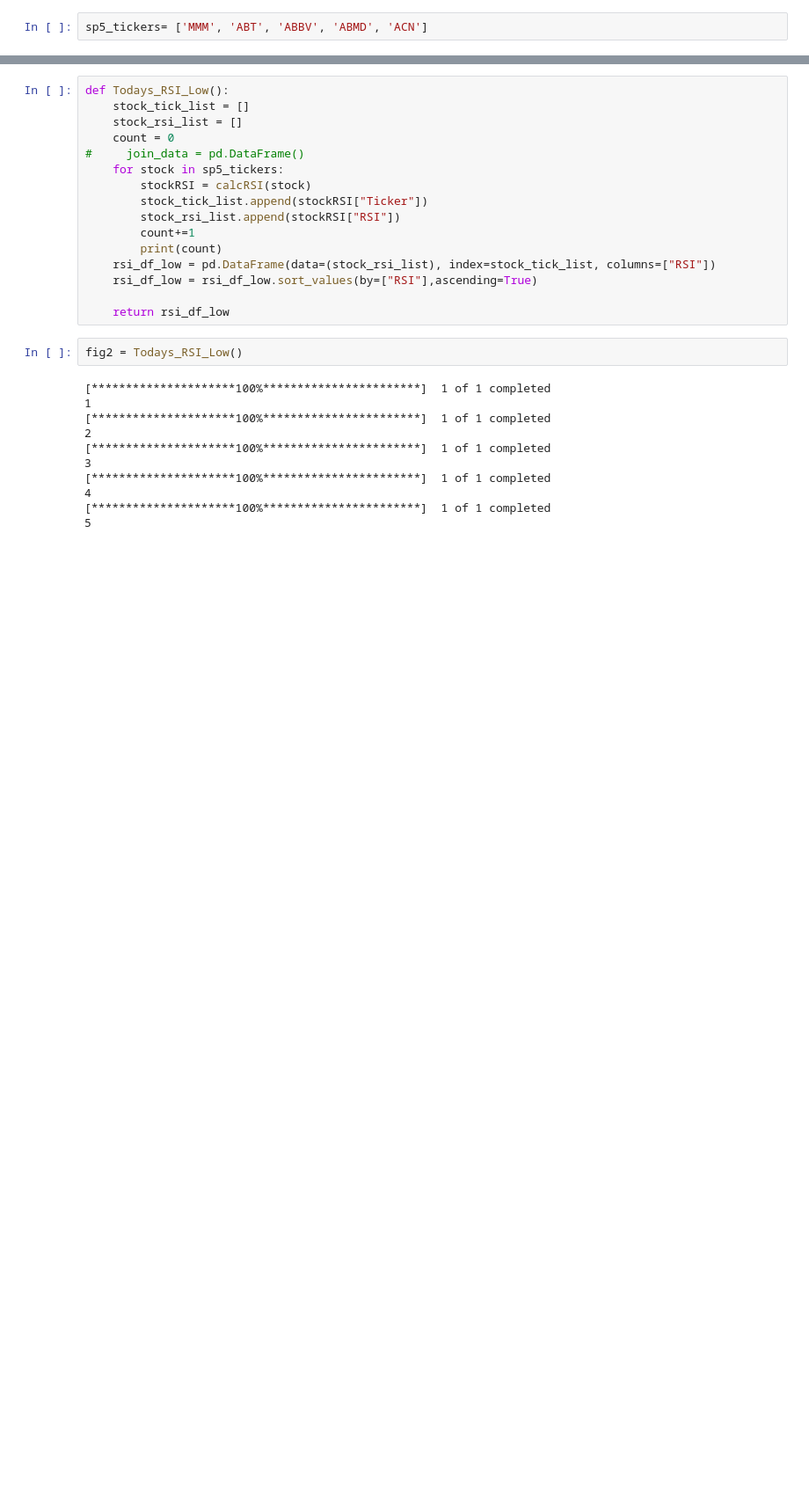
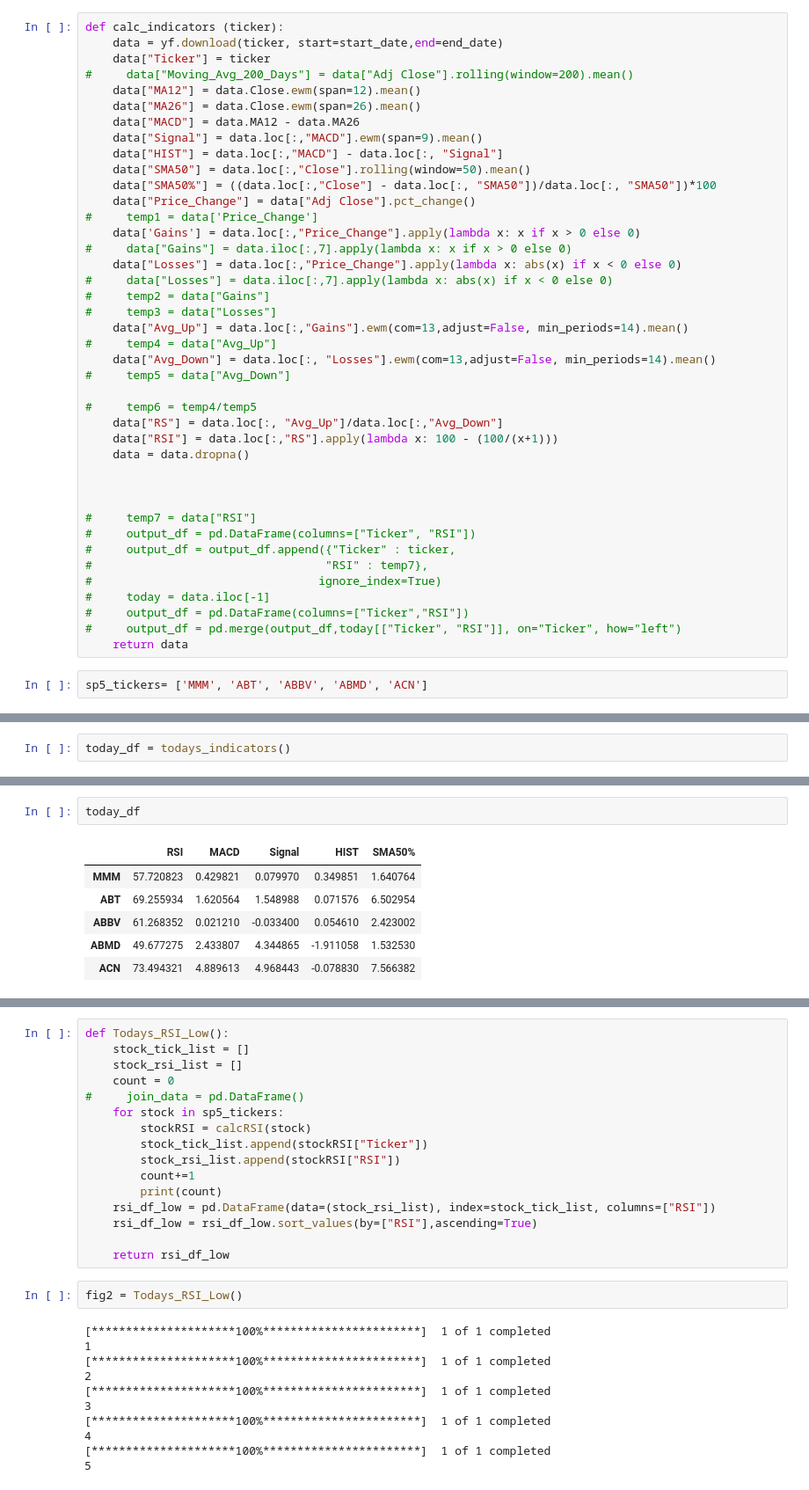
Before and after one commit to JuliaGuanzon/Quickr_Pickr, a Jupyter notebook: Sam/Financial_Calcs2.ipynb, the cells around one changed output, grey strips where cells are left out. Shown at 88% size. Cells and saved outputs as stored; diff of their text form; blank space fills up the shorter version.

```diff
--- a/Sam/Financial_Calcs2.ipynb
+++ b/Sam/Financial_Calcs2.ipynb
@@ -153,2 +212,43 @@ calcRSI(sp500_tickers[0])
+# %%
+def calc_indicators (ticker):
+    data = yf.download(ticker, start=start_date,end=end_date)
+    data["Ticker"] = ticker
+#     data["Moving_Avg_200_Days"] = data["Adj Close"].rolling(window=200).mean()
+    data["MA12"] = data.Close.ewm(span=12).mean()
+    data["MA26"] = data.Close.ewm(span=26).mean()
+    data["MACD"] = data.MA12 - data.MA26
+    data["Signal"] = data.loc[:,"MACD"].ewm(span=9).mean()
+    data["HIST"] = data.loc[:,"MACD"] - data.loc[:, "Signal"]
+    data["SMA50"] = data.loc[:,"Close"].rolling(window=50).mean()
+    data["SMA50%"] = ((data.loc[:,"Close"] - data.loc[:, "SMA50"])/data.loc[:, "SMA50"])*100
+    data["Price_Change"] = data["Adj Close"].pct_change()
+#     temp1 = data['Price_Change']
+    data['Gains'] = data.loc[:,"Price_Change"].apply(lambda x: x if x > 0 else 0)
+#     data["Gains"] = data.iloc[:,7].apply(lambda x: x if x > 0 else 0)
+    data["Losses"] = data.loc[:,"Price_Change"].apply(lambda x: abs(x) if x < 0 else 0)
+#     data["Losses"] = data.iloc[:,7].apply(lambda x: abs(x) if x < 0 else 0)
+#     temp2 = data["Gains"]
+#     temp3 = data["Losses"]
+    data["Avg_Up"] = data.loc[:,"Gains"].ewm(com=13,adjust=False, min_periods=14).mean()
+#     temp4 = data["Avg_Up"]
+    data["Avg_Down"] = data.loc[:, "Losses"].ewm(com=13,adjust=False, min_periods=14).mean()
+#     temp5 = data["Avg_Down"]
+
+#     temp6 = temp4/temp5
+    data["RS"] = data.loc[:, "Avg_Up"]/data.loc[:,"Avg_Down"]
+    data["RSI"] = data.loc[:,"RS"].apply(lambda x: 100 - (100/(x+1)))
+    data = data.dropna()
+
+
+
+#     temp7 = data["RSI"]
+#     output_df = pd.DataFrame(columns=["Ticker", "RSI"])
+#     output_df = output_df.append({"Ticker" : ticker,
+#                                  "RSI" : temp7},
+#                                 ignore_index=True)
+#     today = data.iloc[-1]
+#     output_df = pd.DataFrame(columns=["Ticker","RSI"])
+#     output_df = pd.merge(output_df,today[["Ticker", "RSI"]], on="Ticker", how="left")
+    return data
 # %%
 sp5_tickers= ['MMM', 'ABT', 'ABBV', 'ABMD', 'ACN']
@@ -194,0 +323,2 @@ fig
+# %%
+today_df = todays_indicators()
@@ -194,0 +336,9 @@ fig
+# %%
+today_df
+# %% [output]
+|  | RSI | MACD | Signal | HIST | SMA50% |
+| MMM | 57.720823 | 0.429821 | 0.079970 | 0.349851 | 1.640764 |
+| ABT | 69.255934 | 1.620564 | 1.548988 | 0.071576 | 6.502954 |
+| ABBV | 61.268352 | 0.021210 | -0.033400 | 0.054610 | 2.423002 |
+| ABMD | 49.677275 | 2.433807 | 4.344865 | -1.911058 | 1.532530 |
+| ACN | 73.494321 | 4.889613 | 4.968443 | -0.078830 | 7.566382 |
```
Also changed, not shown: parts of 20 cells of this notebook, 1 other file.
